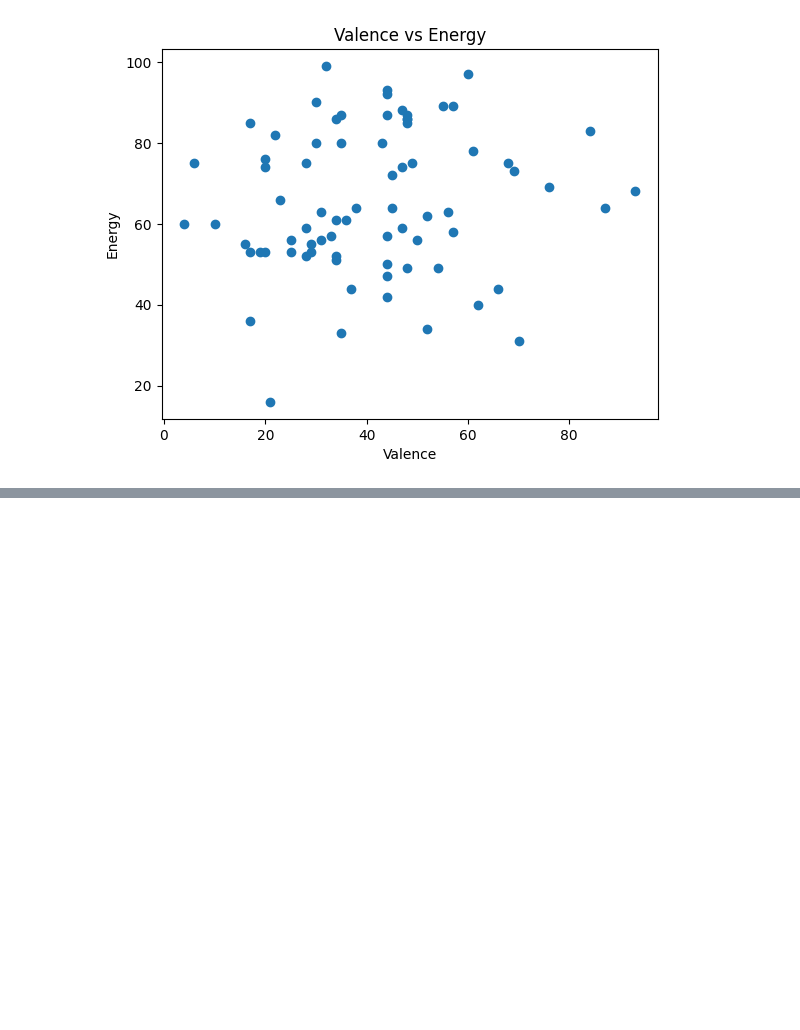
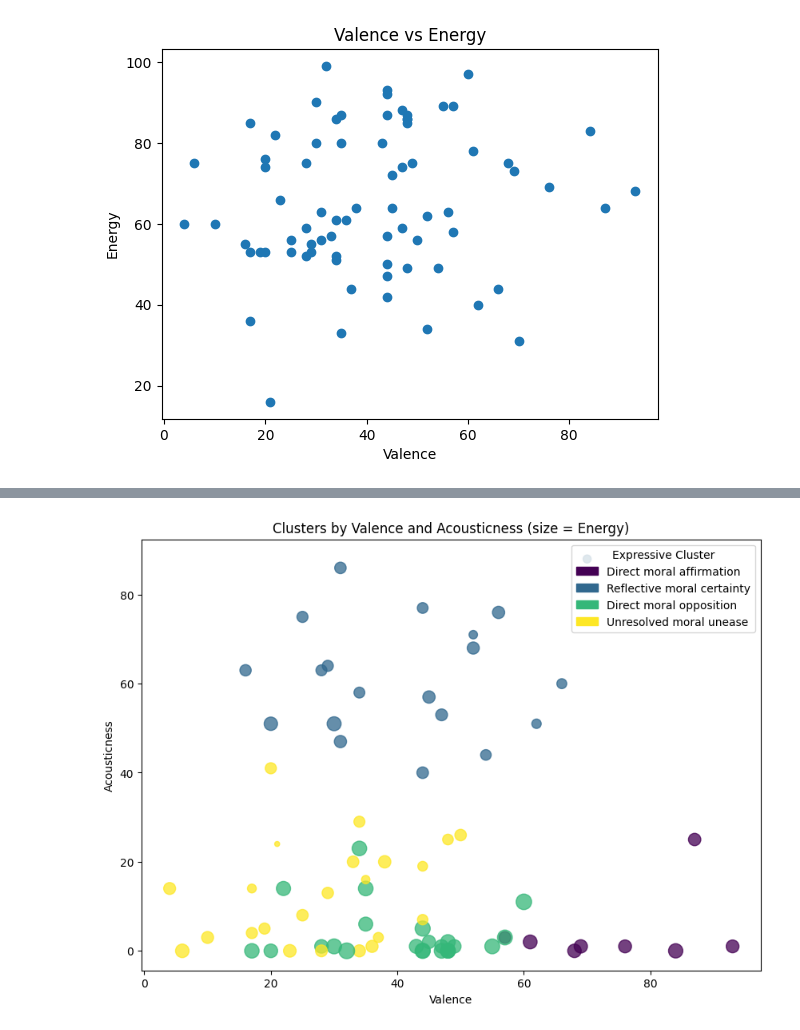
Before and after one commit to kaseymallette/playlist-analysis, a Jupyter notebook: analysis.ipynb, the cells around one changed output, grey strips where cells are left out. Cells and saved outputs as stored; diff of their text form; code cells hidden in the pictures; blank space fills up the shorter version.

```diff
--- a/analysis.ipynb
+++ b/analysis.ipynb
@@ -55,0 +105,10 @@ plt.show()
+# %%
+# Fit model with best k
+kmeans = KMeans(n_clusters=best_k, n_init=50, random_state=42)
+df_model['cluster'] = kmeans.fit_predict(X_scaled)
+
+# Cluster summary (scaled features can be hard to read; use raw means)
+cluster_summary = df_model.groupby('cluster')[features].mean().round(2)
+cluster_counts = df_model['cluster'].value_counts().sort_index()
+
+cluster_summary, cluster_counts
@@ -55,0 +128,34 @@ plt.show()
+# %%
+# Plot valence vs acousticness with clusters
+cluster_labels = {
+    0: 'Direct moral affirmation',
+    1: 'Reflective moral certainty',
+    2: 'Direct moral opposition',
+    3: 'Unresolved moral unease'
+}
+# Add size for energy
+sizes = 20 + (df_model['Energy'] - df_model['Energy'].min()) / (df_model['Energy'].max() - df_model['Energy'].min()) * 180
+# Create scatter plot
+plt.figure(figsize=(10, 7))
+scatter = plt.scatter(
+    df_model['Valence'],
+    df_model['Acoustic'],
+    c=df_model['cluster'],
+    s=sizes,
+    alpha=0.75
+)
+# Add labels and title
+plt.xlabel('Valence')
+plt.ylabel('Acousticness')
+plt.title('Clusters by Valence and Acousticness (size = Energy)')
+# Add legend
+handles = [
+    mpatches.Patch(color=scatter.cmap(scatter.norm(k)), label=v)
+    for k, v in cluster_labels.items()
+]
+plt.legend(handles=handles, title='Expressive Cluster', loc='upper right')
+# Save and show plot
+plt.savefig('images/clusters.png', dpi=200, bbox_inches='tight')
+plt.show()
+# %% [output]
+[figure, added]
```
Also changed, not shown: parts of 5 cells of this notebook, 4 other files.
